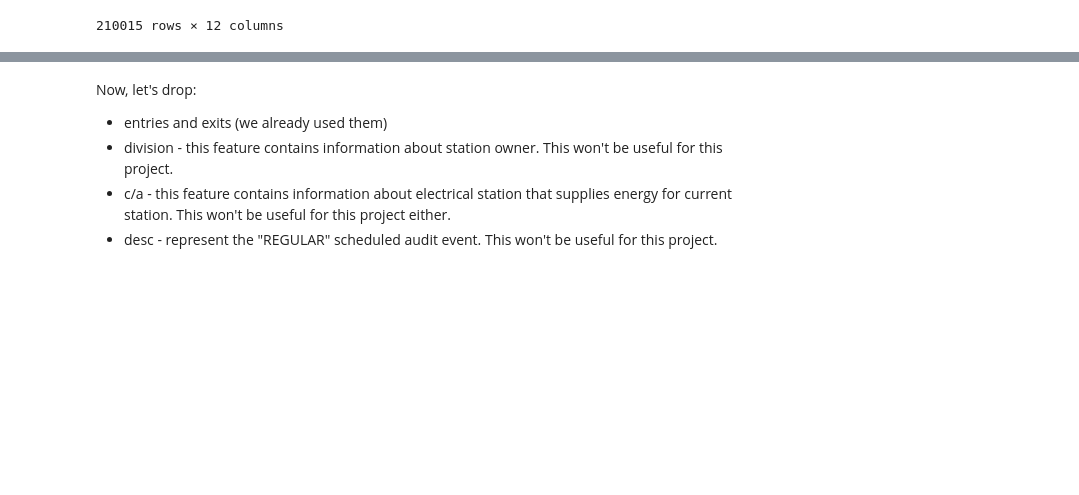
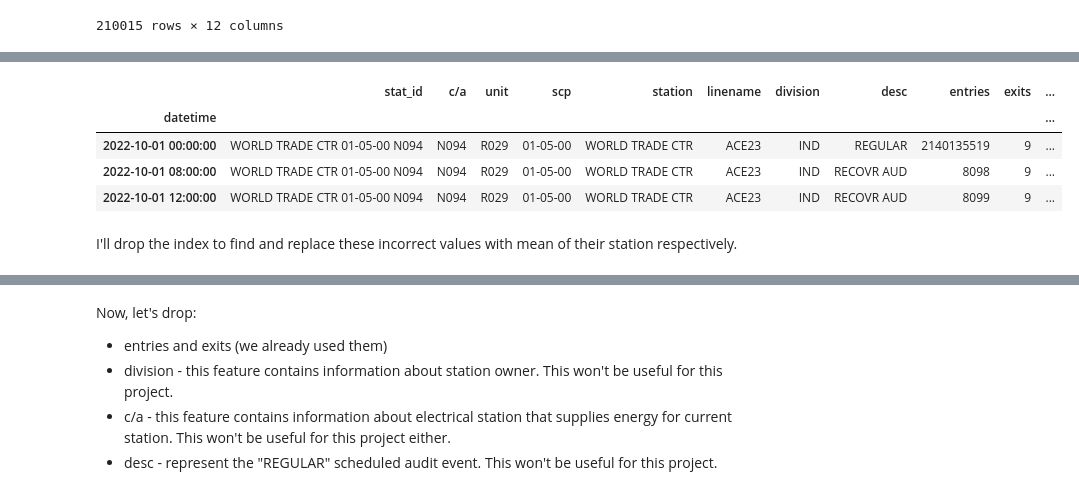
Before and after one commit to lmarett8/nyc_subway_traffic, a Jupyter notebook: notebooks/01_Download_Basic_Clean.ipynb, the cells around one changed output, grey strips where cells are left out. Drawn from its saved outputs; the diff is of its cells as text; code cells hidden in the pictures; blank space fills up the shorter version.

```diff
--- a/notebooks/01_Download_Basic_Clean.ipynb
+++ b/notebooks/01_Download_Basic_Clean.ipynb
@@ -248,0 +252,10 @@ df
+# %%
+df[df["station"]=='WORLD TRADE CTR'].iloc[527:530]
+# %% [output]
+|  | stat_id | c/a | unit | scp | station | linename | division | desc | entries | exits | ... |
+| datetime |  |  |  |  |  |  |  |  |  |  | ... |
+| 2022-10-01 00:00:00 | WORLD TRADE CTR 01-05-00 N094 | N094 | R029 | 01-05-00 | WORLD TRADE CTR | ACE23 | IND | REGULAR | 2140135519 | 9 | ... |
+| 2022-10-01 08:00:00 | WORLD TRADE CTR 01-05-00 N094 | N094 | R029 | 01-05-00 | WORLD TRADE CTR | ACE23 | IND | RECOVR AUD | 8098 | 9 | ... |
+| 2022-10-01 12:00:00 | WORLD TRADE CTR 01-05-00 N094 | N094 | R029 | 01-05-00 | WORLD TRADE CTR | ACE23 | IND | RECOVR AUD | 8099 | 9 | ... |
+# %% [markdown]
+I'll drop the index to find and replace these incorrect values with mean of their station respectively.
```
Also changed, not shown: parts of 17 cells of this notebook, 2 other files.
